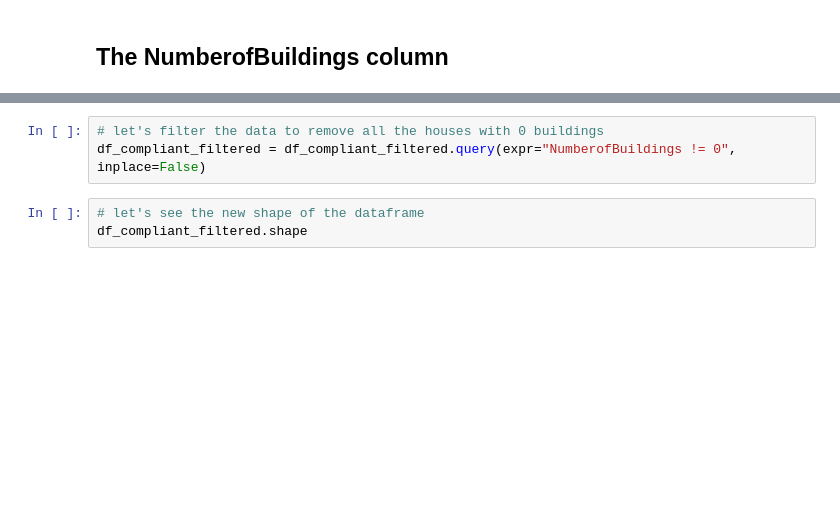
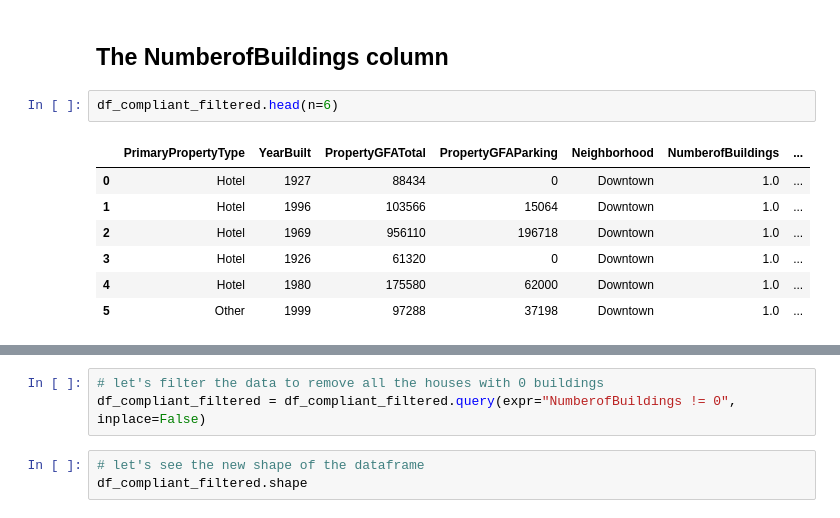
Before and after one commit to AlhousseineDiallo/energy_sight, a Jupyter notebook: notebooks/exploration_01.ipynb, the cells around one changed output, grey strips where cells are left out. Drawn from its saved outputs; the diff is of its cells as text; blank space fills up the shorter version.

```diff
--- a/notebooks/exploration_01.ipynb
+++ b/notebooks/exploration_01.ipynb
@@ -867,5 +1048,15 @@ plot_distribution(df=df_compliant_filtered, col='YearBuilt')
 # %% [markdown]
 ## The NumberofBuildings column
+# %%
+df_compliant_filtered.head(n=6)
+# %% [output]
+|  | PrimaryPropertyType | YearBuilt | PropertyGFATotal | PropertyGFAParking | Neighborhood | NumberofBuildings | ... |
+| 0 | Hotel | 1927 | 88434 | 0 | Downtown | 1.0 | ... |
+| 1 | Hotel | 1996 | 103566 | 15064 | Downtown | 1.0 | ... |
+| 2 | Hotel | 1969 | 956110 | 196718 | Downtown | 1.0 | ... |
+| 3 | Hotel | 1926 | 61320 | 0 | Downtown | 1.0 | ... |
+| 4 | Hotel | 1980 | 175580 | 62000 | Downtown | 1.0 | ... |
+| 5 | Other | 1999 | 97288 | 37198 | Downtown | 1.0 | ... |
 # %%
 # Column Statistics
 numeric_describe(df=df_compliant_filtered, col='NumberofBuildings')
```
Also changed, not shown: parts of 95 cells of this notebook.
